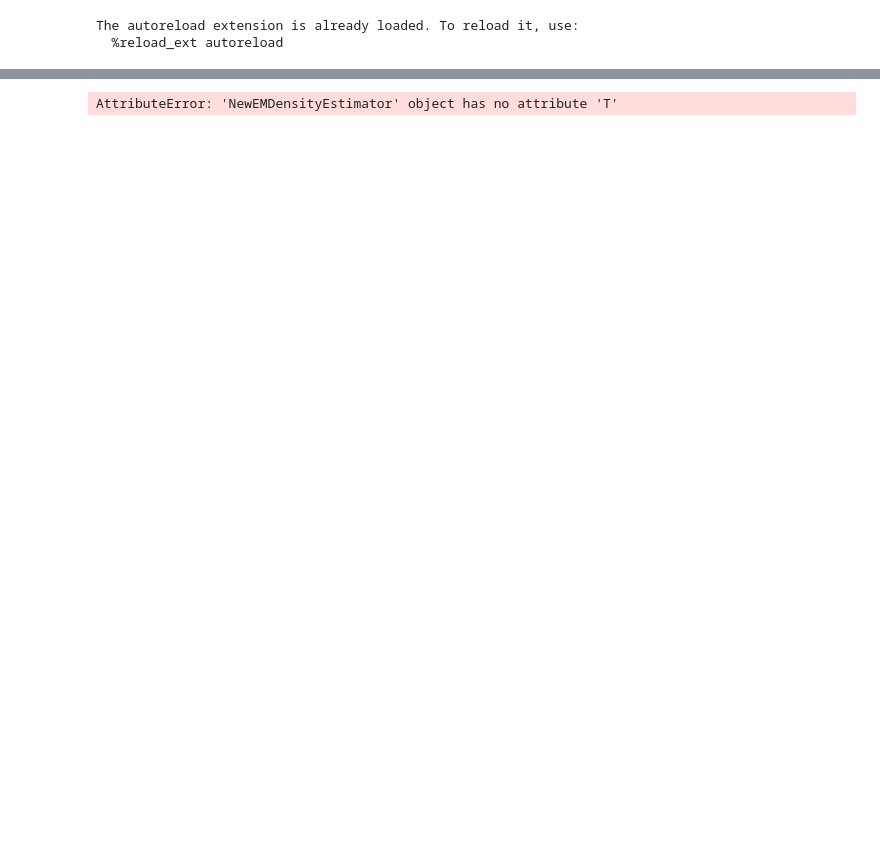
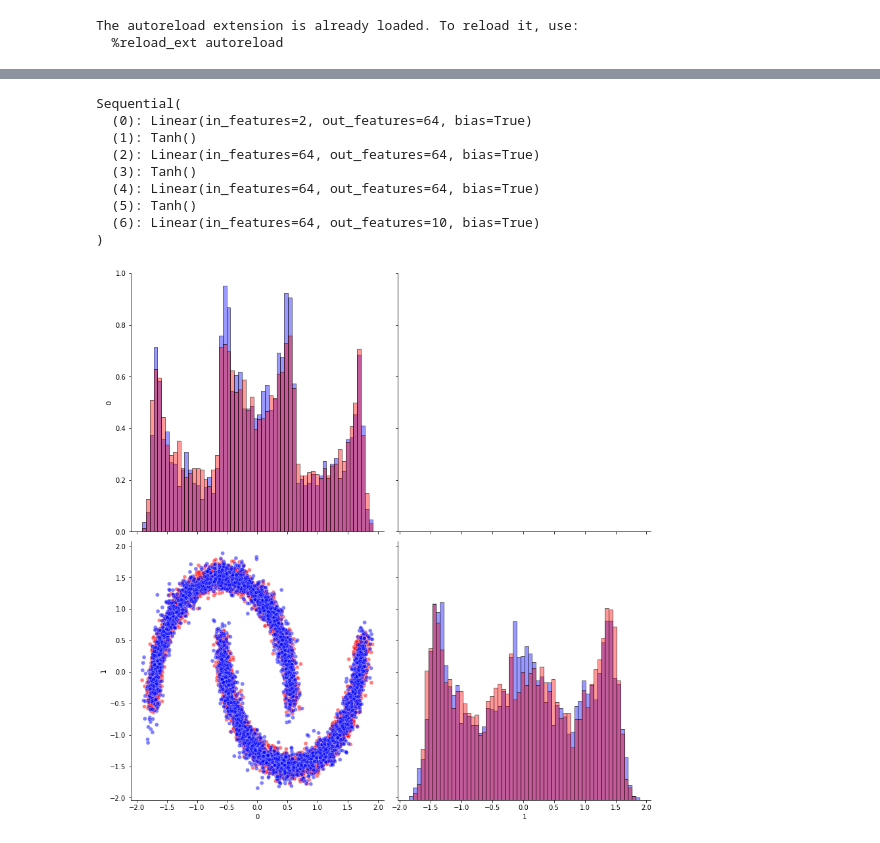
Before and after one commit to ElouanARGOUARCH/Discretely-Indexed-Flows, a Jupyter notebook: experiments/Start from EM.ipynb, the cells around one changed output, grey strips where cells are left out. Drawn from its saved outputs; the diff is of its cells as text; code cells hidden in the pictures; blank space fills up the shorter version.

```diff
--- a/experiments/Start from EM.ipynb
+++ b/experiments/Start from EM.ipynb
@@ -37,16 +34,30 @@ EM.model_visual()
 # %%
 from torch import nn
-num_samples = target_samples.shape[0]
-epochs = 1000
-batch_size = 500
-initial_T = EM.T
-initial_T = LocationScaleFlow(K,p, mode = 'full_rank')
-initial_w = SoftmaxWeight(K, p, [64,64,64], mode = 'NN')
-initial_w.log_b = nn.Parameter(EM.log_pi)
-initial_w.a = nn.Parameter(torch.zeros(K,p))
-dif = DIFDensityEstimator(target_samples,K, initial_T= initial_T, initial_w = initial_w)
-print(torch.mean(dif.log_density(target_samples)))
-loss_values = dif.train(1000, visual = True)
+
+#Set initial m and log_s parameter of EM to locationScaleFlow
+initial_T = LocationScaleFlow(K,p)
+initial_T.m = nn.Parameter(EM.m)
+initial_T.log_s = nn.Parameter(EM.log_s)
+
+#Initialize SoftmaxWeight such that it equals log_pi of EM
+initial_w = SoftmaxWeight(K, p, [64,64,64])
+initial_w.f[-1].bias = nn.Parameter(EM.log_pi)
+initial_w.f[-1].weight = nn.Parameter(torch.zeros(K,64))
+
+#Dif
+dif = DIFDensityEstimator(target_samples,K)
+dif.w = initial_w
+dif.T = initial_T
+loss_values = dif.train(100)
 dif.model_visual()
 # %% [output]
-AttributeError: 'NewEMDensityEstimator' object has no attribute 'T'
+Sequential(
+  (0): Linear(in_features=2, out_features=64, bias=True)
+  (1): Tanh()
+  (2): Linear(in_features=64, out_features=64, bias=True)
+  (3): Tanh()
+  (4): Linear(in_features=64, out_features=64, bias=True)
+  (5): Tanh()
+  (6): Linear(in_features=64, out_features=10, bias=True)
+)
+[figure, added]
```
Also changed, not shown: parts of 7 cells of this notebook, 4 other files.
